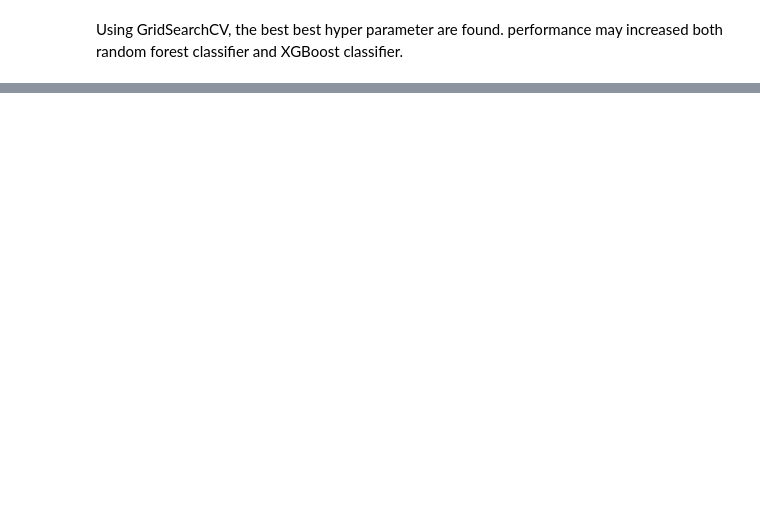
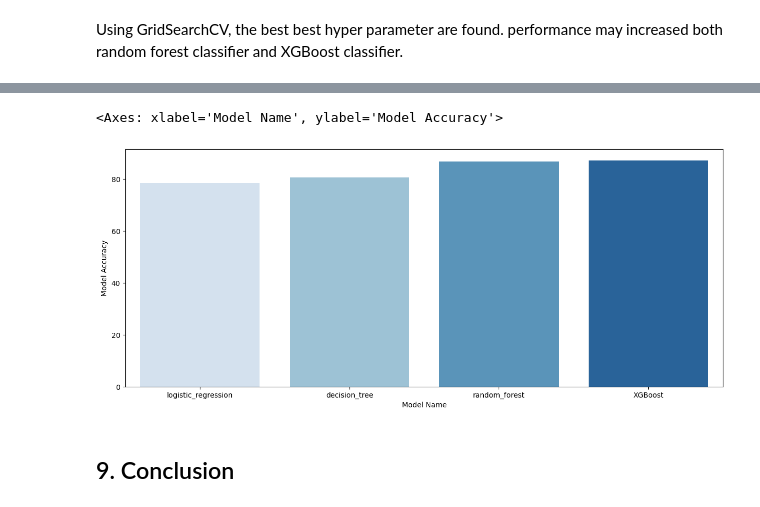
Before and after one commit to FaisalAhmedBijoy/Predicting-Telco-Customer-Churn, a Jupyter notebook: test_telco_churn_prediction_ml.ipynb, the cells around one changed output, grey strips where cells are left out. Saved outputs shown, nothing was run; the diff lists cells and outputs as text; code cells hidden in the pictures; blank space fills up the shorter version.

```diff
--- a/test_telco_churn_prediction_ml.ipynb
+++ b/test_telco_churn_prediction_ml.ipynb
@@ -964,0 +1003,13 @@ Using GridSearchCV, the best best hyper parameter are found. performance may inc
+# %%
+
+model_name=['logistic_regression','decision_tree','random_forest','XGBoost']
+model_accuracy=[78.36,80.68,86.81,87.21]
+
+model_performance_df = pd.DataFrame({'Model Name': model_name, 'Model Accuracy': model_accuracy})
+
+sns.barplot(x='Model Name', y='Model Accuracy', data=model_performance_df, hue='Model Name', dodge=False, palette='Blues', legend=False)
+# %% [output]
+<Axes: xlabel='Model Name', ylabel='Model Accuracy'>
+[figure, added]
+# %% [markdown]
+## 9. Conclusion
```
Also changed, not shown: parts of 56 cells of this notebook, 7 other files.
